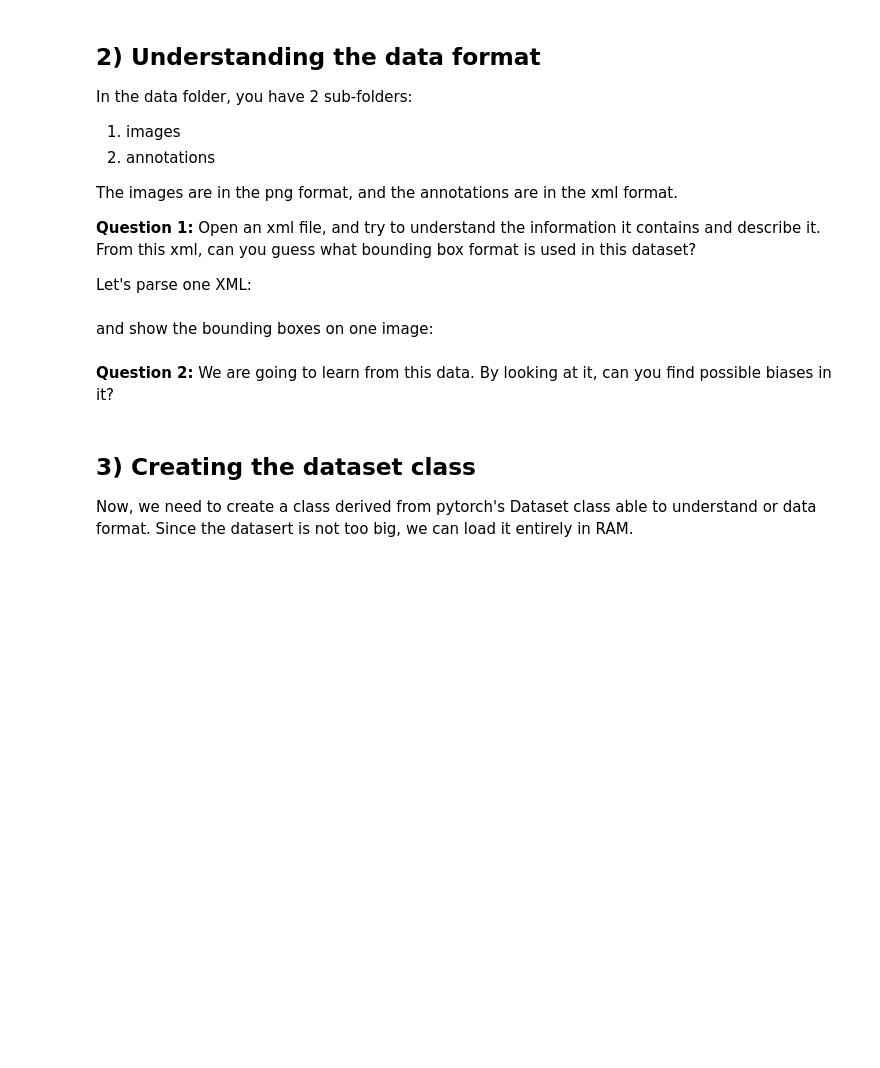
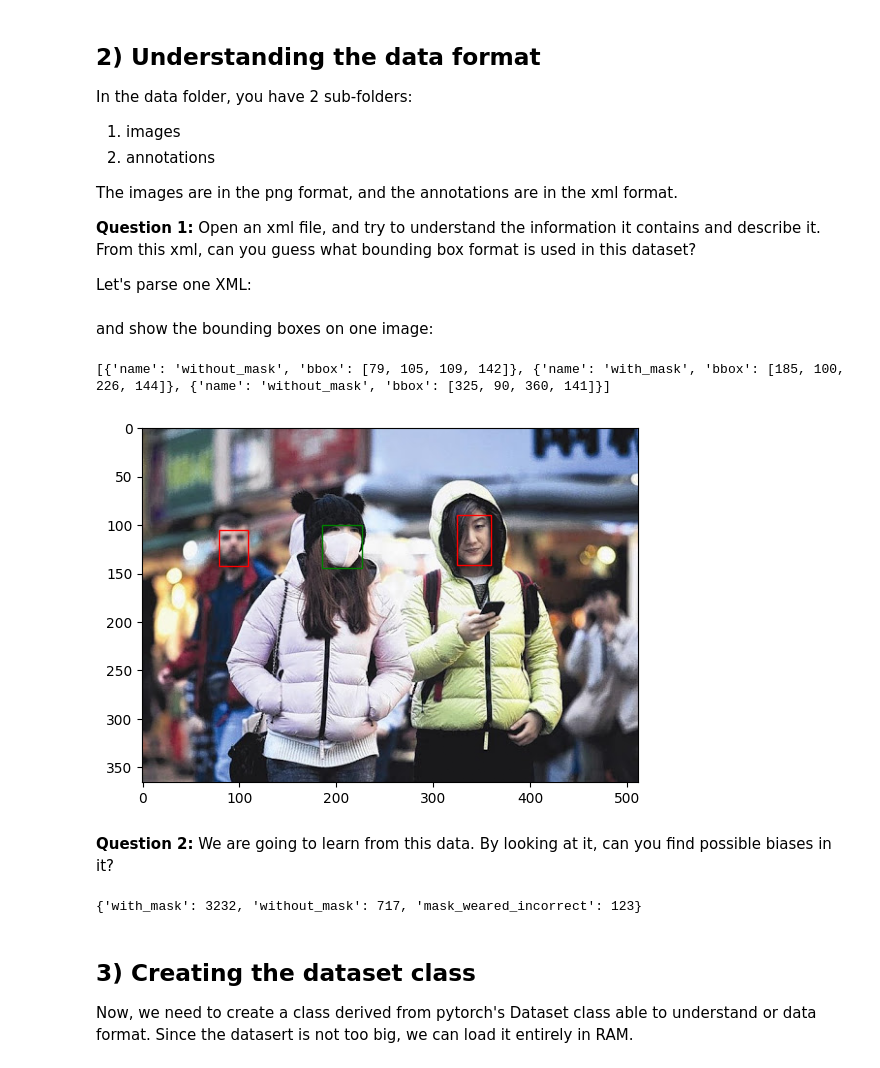
Before and after one commit to Yanis-Bouchelaghem/TP3-analyse-image, a Jupyter notebook: AD_Lab_2_Object_detection_To_complete.ipynb, the cells around one changed output. Saved outputs shown, nothing was run; the diff lists cells and outputs as text; code cells hidden in the pictures; blank space fills up the shorter version.

```diff
--- a/AD_Lab_2_Object_detection_To_complete.ipynb
+++ b/AD_Lab_2_Object_detection_To_complete.ipynb
@@ -18,8 +15,8 @@ drive.mount('/content/drive', force_remount=True)
 # %% [markdown]
 Now find the path to your data:
 # %%
-data_folder = '/content/drive/My Drive/TPFacemask/Data' #Change this path!!
-root_folder = '/content/drive/My Drive/TPFacemask/'#Change this path!!
+data_folder = '.\\dataset' #Change this path!!
+root_folder = '.'#Change this path!!
 # %% [markdown]
 ## 2) Understanding the data format
 In the data folder, you have 2 sub-folders:
@@ -45,7 +42,10 @@ def get_objects(xml_file):
   for obj in root.findall('object'):
     new_object = {'name': obj.find('name').text}
     bbox_tree = obj.find('bndbox')
-    new_object['bbox'] = #TODO: fill the 4 dimensional vector with the coordinates.
+    new_object['bbox'] = [int(bbox_tree.find('xmin').text),
+                          int(bbox_tree.find('ymin').text),
+                          int(bbox_tree.find('xmax').text),
+                          int(bbox_tree.find('ymax').text)]
     objects.append(new_object)
   return objects
 # %% [markdown]
@@ -53,27 +53,44 @@ and show the bounding boxes on one image:
 # %%
 import matplotlib.pyplot as plt
 import matplotlib.patches as patches
 
 # Color of the bounding boxes (depending on the class)
 classes_color = {'with_mask':'g', 'without_mask':'r', 'mask_weared_incorrect':'tab:orange'}
 classes_index = {'with_mask':1, 'without_mask':2, 'mask_weared_incorrect':3} #Careful!! 0 is for background!!
 
 def show_bboxes(image, objects):
   fig,ax = plt.subplots(1)
   ax.imshow(image)
 
   for annotation in objects:
     xmin, ymin, xmax, ymax = annotation['bbox']
     rect = patches.Rectangle((xmin,ymin), (xmax-xmin), (ymax-ymin), linewidth=1, edgecolor=classes_color[annotation['name']], facecolor='none')
     ax.add_patch(rect)
   plt.show()
 
-index = #TODO: choose a relevant example
+index = 0
 objects = get_objects(os.path.join(data_folder, 'annotations', 'maksssksksss' + str(index) + '.xml'))
+print(objects)
 image = plt.imread(os.path.join(data_folder, 'images', 'maksssksksss' + str(index) + '.png'))
 show_bboxes(image, objects)
+# %% [output]
+[{'name': 'without_mask', 'bbox': [79, 105, 109, 142]}, {'name': 'with_mask', 'bbox': [185, 100, 226, 144]}, {'name': 'without_mask', 'bbox': [325, 90, 360, 141]}]
+[figure, added]
 # %% [markdown]
 **Question 2:** We are going to learn from this data. By looking at it, can you find possible biases in it?
+# %%
+# Count the number of occurences for each label in the whole dataset
+occurences = {'with_mask':0,
+              'without_mask':0,
+              'mask_weared_incorrect':0}
+for index in range(853):
+    objects = get_objects(os.path.join(data_folder, 'annotations', 'maksssksksss' + str(index) + '.xml'))
+    for object in objects:
+        occurences[object['name']] += 1
+
+print(occurences)
+# %% [output]
+{'with_mask': 3232, 'without_mask': 717, 'mask_weared_incorrect': 123}
 # %% [markdown]
 ## 3) Creating the dataset class
 
```
Also changed, not shown: parts of 5 cells of this notebook, 2 other files.
